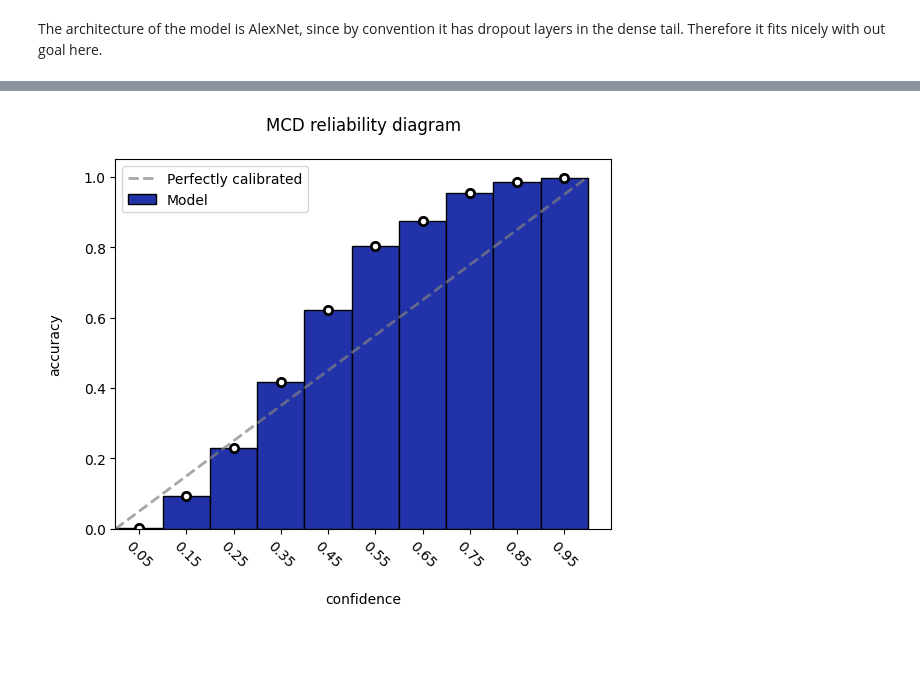
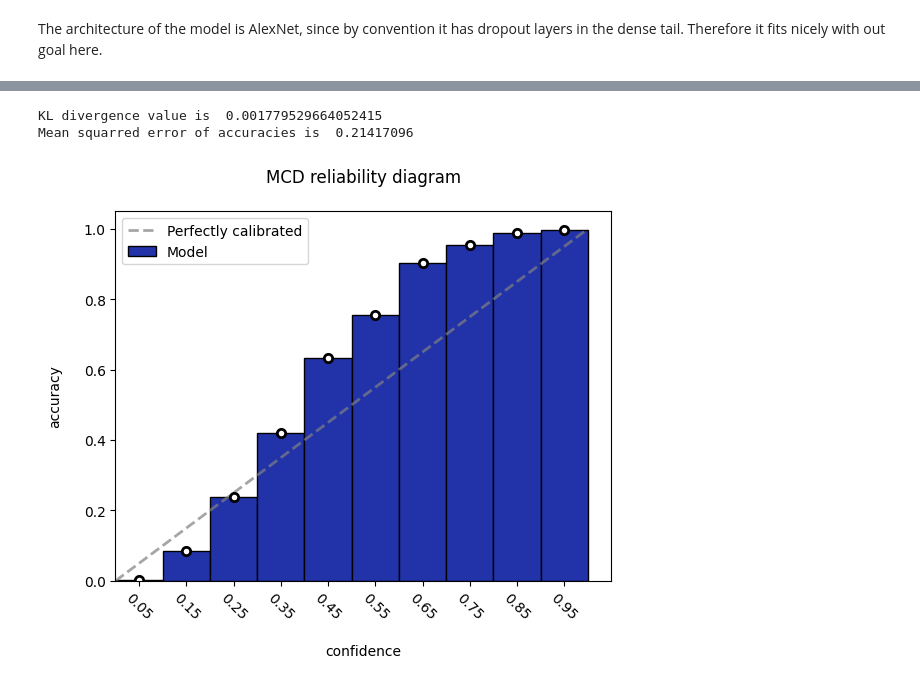
Before and after one commit to Kaszkietio/IML_Voice_Recognition, a Jupyter notebook: notebooks/extra-uncertainty.ipynb, the cells around one changed output, grey strips where cells are left out. Drawn from its saved outputs; the diff is of its cells as text; code cells hidden in the pictures; blank space fills up the shorter version.

```diff
--- a/notebooks/extra-uncertainty.ipynb
+++ b/notebooks/extra-uncertainty.ipynb
@@ -107,2 +116,3 @@ def model(
 # %%
 ensembles = [keras.models.load_model(f"../models/ensembles/MyAlexNet_{i}.keras") for i in range(5)]
+mcd_model = ensembles[0]
@@ -174,3 +190,29 @@ def training_models(ensembles, ds_train, ds_valid):
+# %%
+def KL_div(P, Q):
+    return -np.sum(P * np.log(Q / P))
+
+
+def probs_per_class(X: np.ndarray):
+    class_counts = np.sum(X, axis=0)
+    return class_counts / np.sum(class_counts)
+
+
+def get_kl_divergence(Y: np.ndarray, Y_probs: np.ndarray, class_num: int = 30):
+    P = probs_per_class(Y)
+    Y_pred_ohe = np.eye(class_num)[np.argmax(Y_probs, axis=1)]
+    Q = probs_per_class(Y_pred_ohe)
+
+    return KL_div(P, Q)
+
+
+def get_calibration_stats(Y: np.ndarray, Y_probs: np.ndarray, title: str):
+    midpoints, accuracies, _ = plot_multiclass_calibration_curve(Y_probs, Y, title="MCD reliability diagram")
+    kl_div = get_kl_divergence(Y, Y_probs)
+    print("KL divergence value is ", kl_div)
+
+    accuracy_error = np.array(accuracies, dtype=np.float32) - np.array(midpoints, dtype=np.float32)
+    mse_accuracy = np.average(accuracy_error.dot(accuracy_error))
+    print("Mean squarred error of accuracies is ", mse_accuracy)
 # %%
 def predict_mc_dropout(model: keras.Model, x: np.ndarray, sample=20):
     y_hat_arr = []
@@ -183,12 +225,12 @@ def predict_mc_dropout(model: keras.Model, x: np.ndarray, sample=20):
 
     return y_probs
 
-Y_probs = []
-Y = []
+Y_probs_mcd = []
+Y_mcd = []
 for x, y in ds_valid:
-    y_probs = predict_mc_dropout(ensembles[0], x)
-    Y_probs.append(np.array(y_probs))
-    Y.append(y)
+    y_probs_mcd = predict_mc_dropout(mcd_model, x)
+    Y_probs_mcd.append(np.array(y_probs_mcd))
+    Y_mcd.append(y)
 
-Y_probs = np.concatenate(Y_probs, axis=0)
-Y = np.concatenate(Y, axis=0)
+Y_probs_mcd = np.concatenate(Y_probs_mcd, axis=0)
+Y_mcd = np.concatenate(Y_mcd, axis=0)
@@ -198,7 +237,9 @@ I0000 00:00:1736337125.528485    1516 cuda_dnn.cc:529] Loaded cuDNN version 9030
 # %%
-_ = plot_multiclass_calibration_curve(Y_probs, Y, title="MCD reliability diagram")
+get_calibration_stats(Y_mcd, Y_probs_mcd, title="MCD reliability diagram")
 # %% [output]
+KL divergence value is  0.001779529664052415
+Mean squarred error of accuracies is  0.21417096
-[figure, old version]
+[figure, new version]
 # %%
 def predict_ensembles(ensembles: list[keras.Model], x: np.ndarray):
     y_hat_arr = []
```
Also changed, not shown: parts of 41 cells of this notebook.
